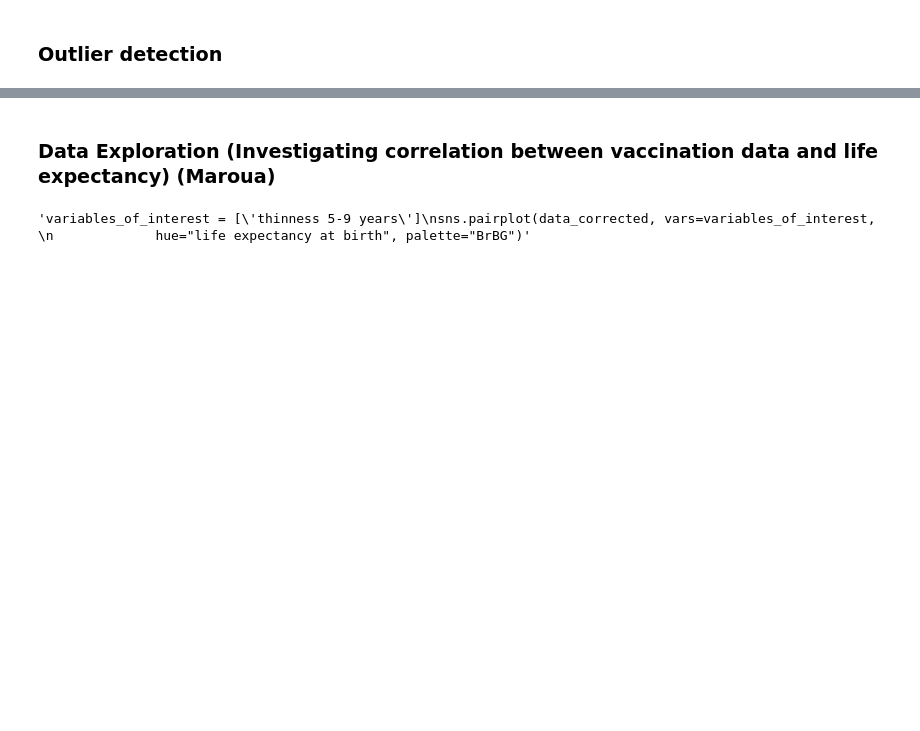
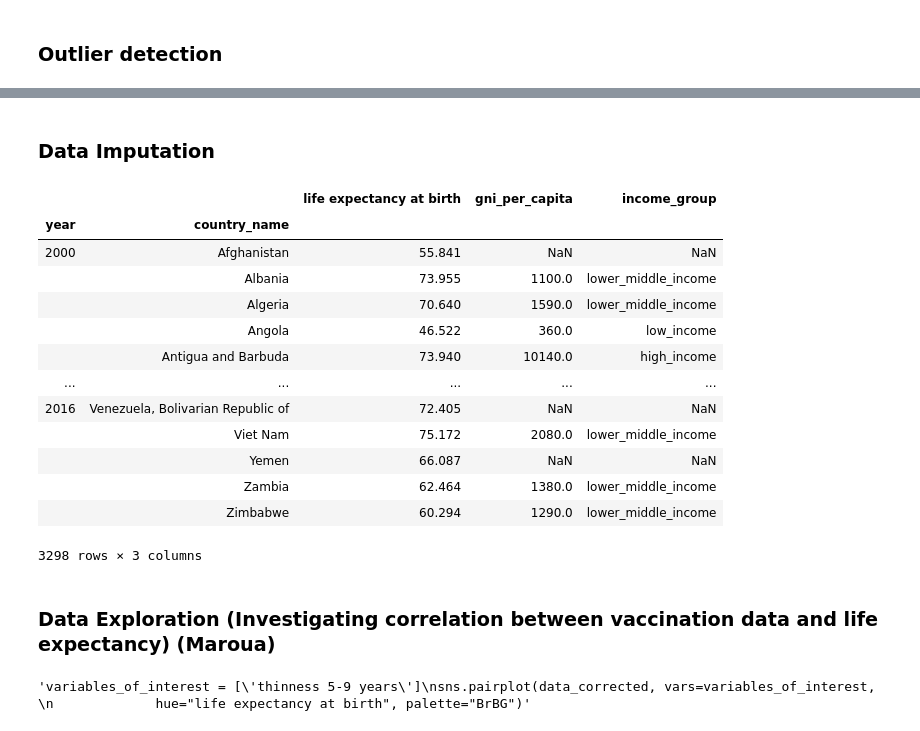
Before and after one commit to MarouaJaoua/DataStewardship1, a Jupyter notebook: data_merge.ipynb, the cells around one changed output, grey strips where cells are left out. Cells and saved outputs as stored; diff of their text form; code cells hidden in the pictures; blank space fills up the shorter version.

Commit message:
Added income_group information to all columns

```diff
--- a/data_merge.ipynb
+++ b/data_merge.ipynb
@@ -514,3 +514,42 @@ sns.catplot(data=data_cleaned.loc[:, data_cleaned.columns != \
+# %% [markdown]
+### Data Imputation
+# %%
+# separate country into group by income according to worldbank method
+#https://datahelpdesk.worldbank.org/knowledgebase/articles/906519-world-bank-country-and-lending-groups
+incomegroups = pd.read_csv("income_groups.csv")
+
+def group_country_by_income(x, limit_list):
+    if x < limit_list[0]:
+        return "low_income"
+    elif x < limit_list[1]:
+        return "lower_middle_income"
+    elif x < limit_list[2]:
+        return "upper_middle_income"
+    elif x >= limit_list[3]:
+        return "high_income"
+    else:
+        return np.NaN
+
+for year in range(2000, 2017):
+    selection_vector = data_cleaned.index.get_level_values("year") == year
+    data_cleaned.loc[selection_vector, "income_group"] = data_cleaned.loc[selection_vector, "gni_per_capita"].apply(group_country_by_income, limit_list=incomegroups[str(year)].tolist())
+# %%
+data_cleaned.loc[:, ["life expectancy at birth", "gni_per_capita", "income_group"]]
+# %% [output]
+|  |  | life expectancy at birth | gni_per_capita | income_group |
+| year | country_name |  |  |  |
+| 2000 | Afghanistan | 55.841 | NaN | NaN |
+|  | Albania | 73.955 | 1100.0 | lower_middle_income |
+|  | Algeria | 70.640 | 1590.0 | lower_middle_income |
+|  | Angola | 46.522 | 360.0 | low_income |
+|  | Antigua and Barbuda | 73.940 | 10140.0 | high_income |
+| ... | ... | ... | ... | ... |
+| 2016 | Venezuela, Bolivarian Republic of | 72.405 | NaN | NaN |
+|  | Viet Nam | 75.172 | 2080.0 | lower_middle_income |
+|  | Yemen | 66.087 | NaN | NaN |
+|  | Zambia | 62.464 | 1380.0 | lower_middle_income |
+|  | Zimbabwe | 60.294 | 1290.0 | lower_middle_income |
+3298 rows × 3 columns
 # %% [markdown]
 ### Data Exploration (Investigating correlation between vaccination data and life expectancy) (Maroua)
 # %%
```
Also changed, not shown: parts of 7 cells of this notebook, 2 other files.
